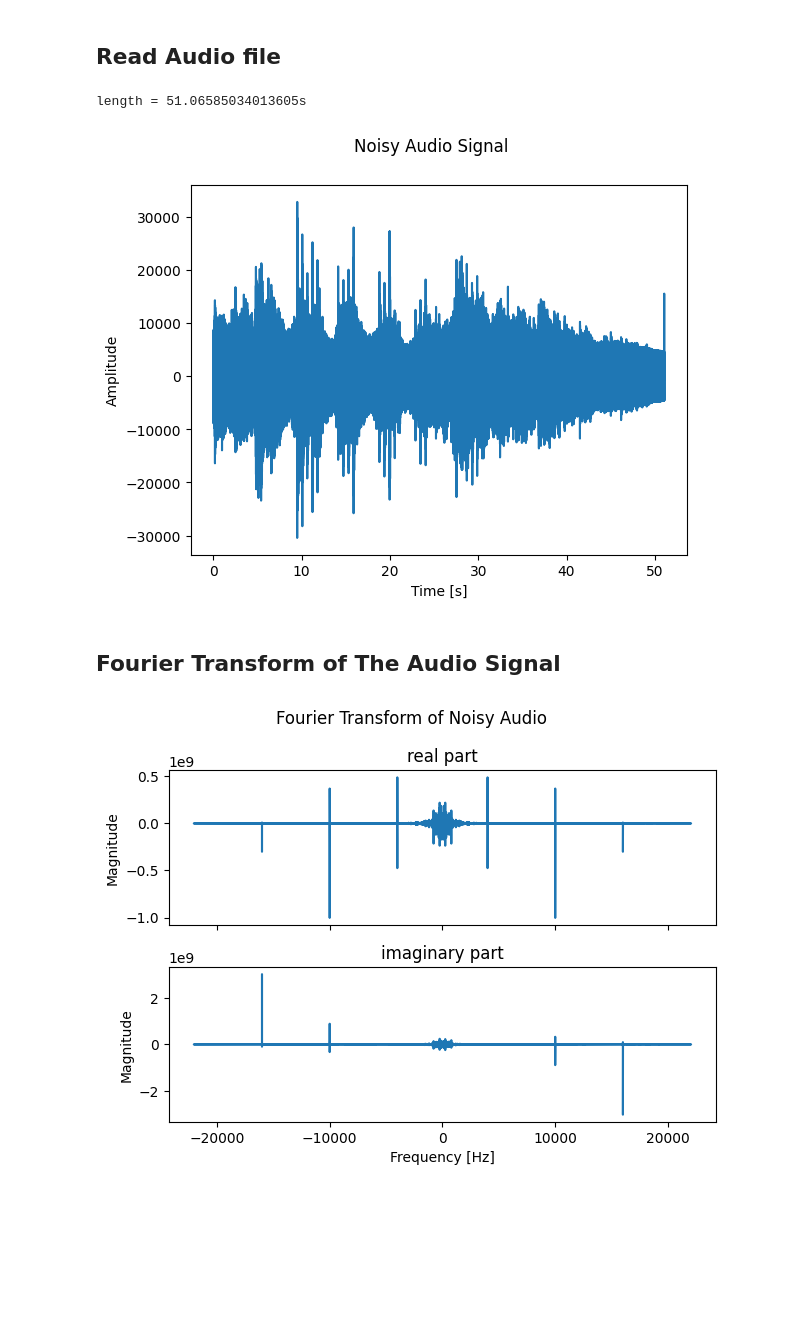
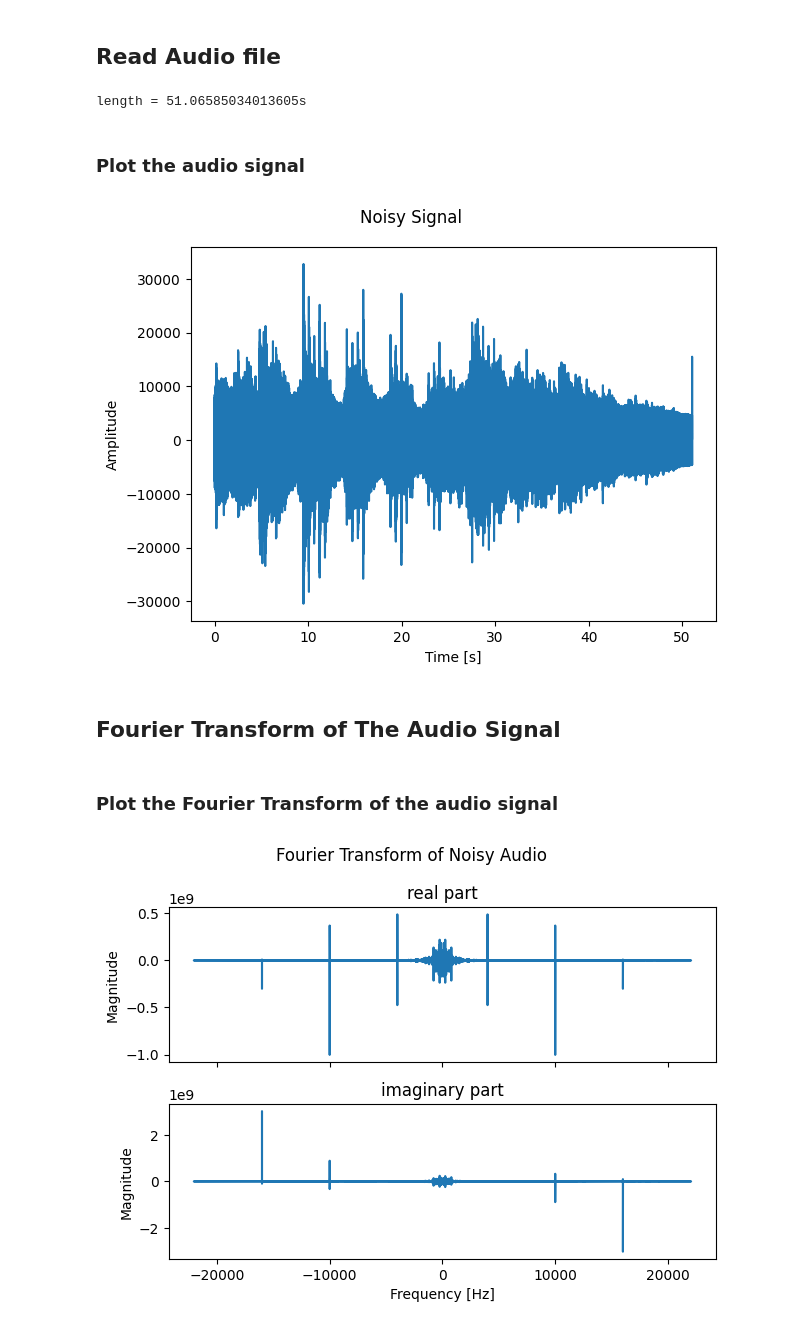
Before and after one commit to MortezaMahdaviMortazavi/SignalSystemProject, a Jupyter notebook: noise_eliminator.ipynb, the cells around one changed output. Drawn from its saved outputs; the diff is of its cells as text; code cells hidden in the pictures; blank space fills up the shorter version.

```diff
--- a/noise_eliminator.ipynb
+++ b/noise_eliminator.ipynb
@@ -12,17 +11,24 @@ from scipy.fft import fft, fftfreq
 # %% [markdown]
 ## Read Audio file
 # %%
-sample_rate, data = wavfile.read('noisy_tlou.wav')
+sample_rate, data = scipy.io.wavfile.read('noisy_tlou.wav')
 length = data.shape[0] / sample_rate
 print(f'length = {length}s')
 time = np.linspace(0, length, data.shape[0])
-plt.plot(time, data)
-plt.xlabel("Time [s]")
-plt.ylabel("Amplitude")
-plt.suptitle('Noisy Audio Signal')
-plt.show()
 # %% [output]
 length = 51.06585034013605s
-[figure, removed]
+# %% [markdown]
+### Plot the audio signal
+# %%
+def plot_signal(time, data, title):
+    fig, ax = plt.subplots()
+    ax.plot(time, data)
+    ax.set(xlabel='Time [s]', ylabel='Amplitude')
+    fig.suptitle(title)
+    return fig
+
+plot_signal(time, data, 'Noisy Signal').tight_layout()
+# %% [output]
+[figure, added]
 # %% [markdown]
 ## Fourier Transform of The Audio Signal
@@ -29 +38,3 @@ length = 51.06585034013605s
+# %% [markdown]
+### Plot the Fourier Transform of the audio signal
 # %%
```
Also changed, not shown: parts of 9 cells of this notebook.
